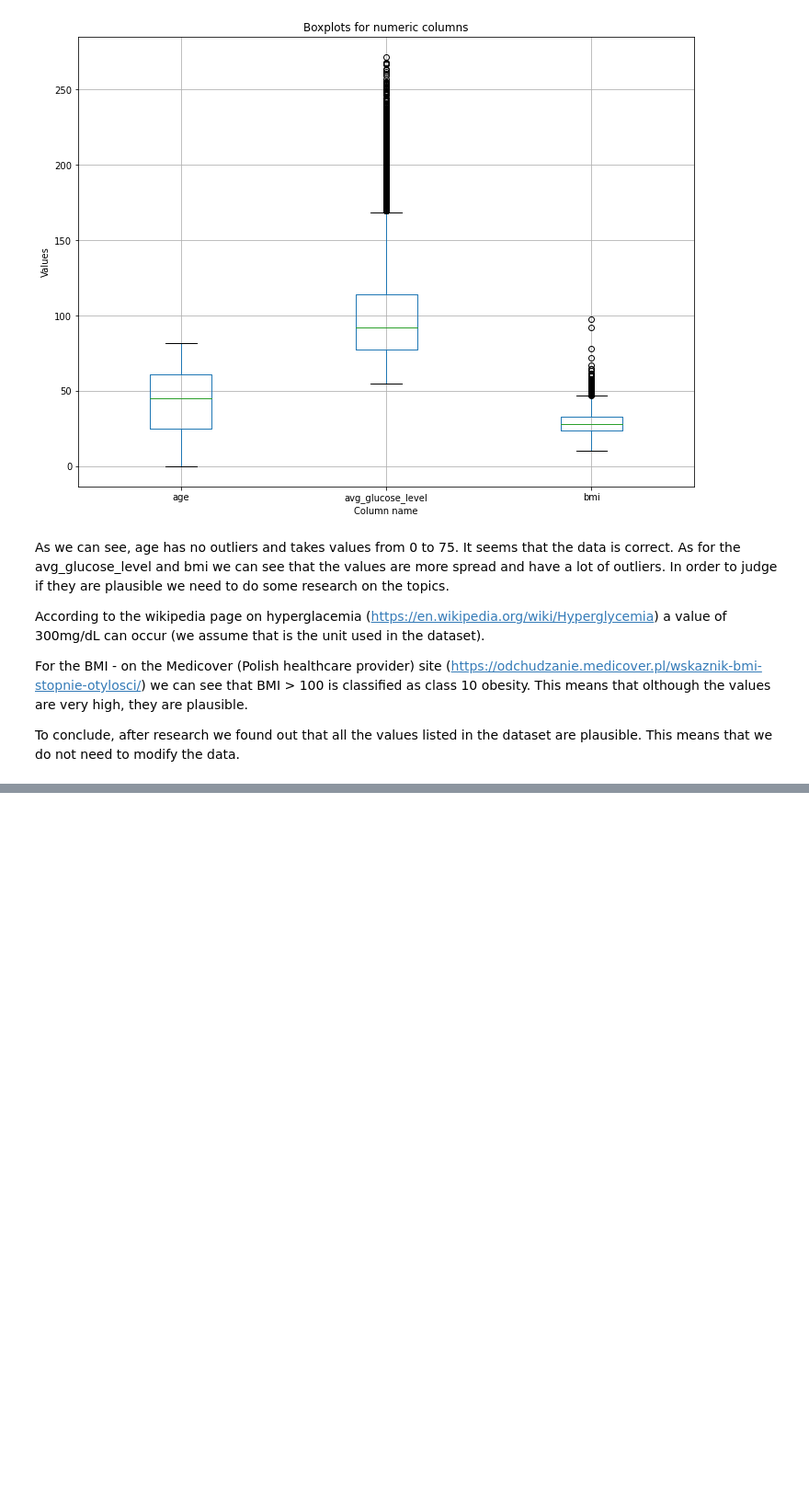
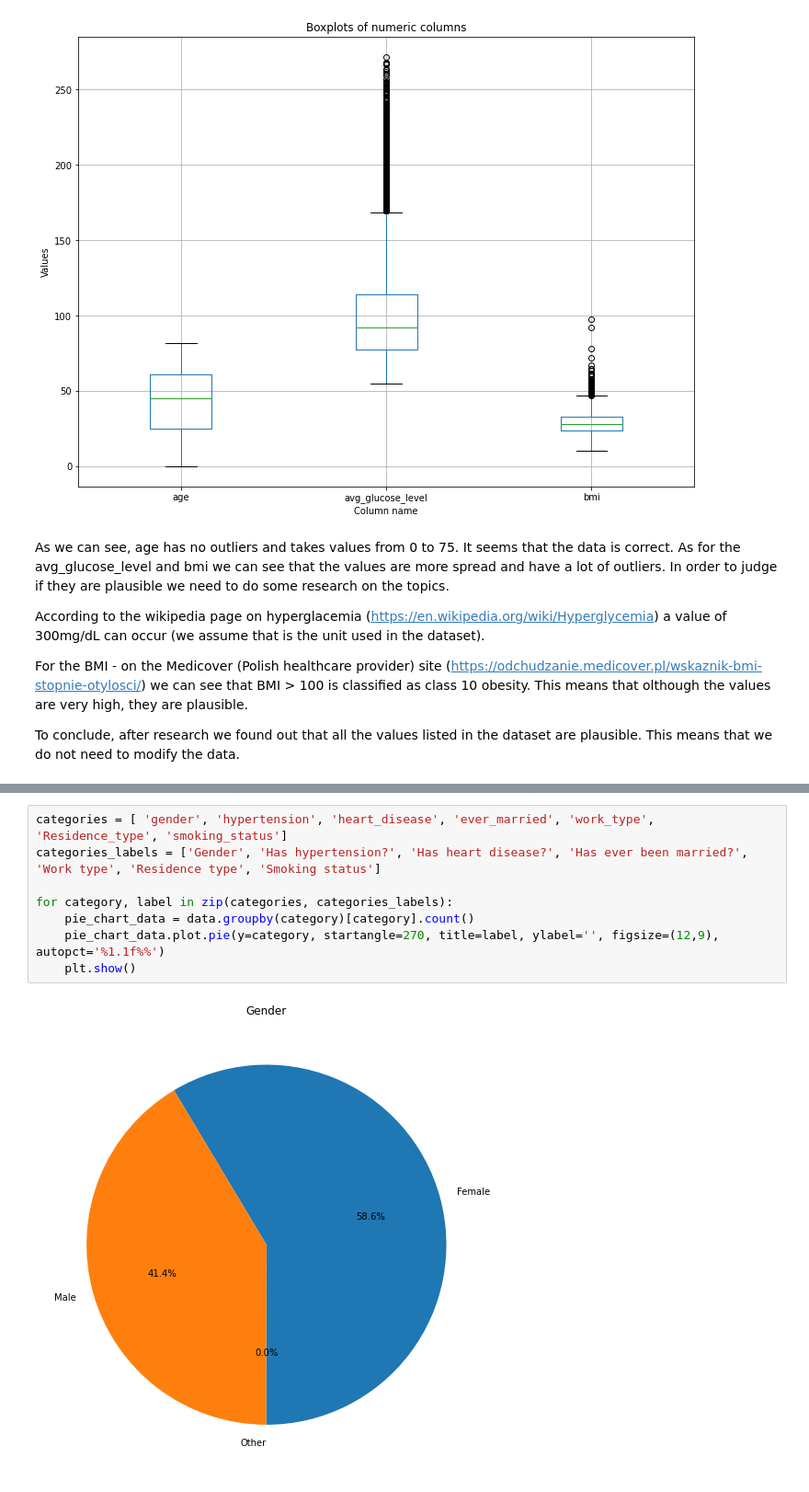
Before and after one commit to WaznyKamo/Stroke-EDA-classification, a Jupyter notebook: Stroke_dataset_EDA_and_classification.ipynb, the cells around one changed output, grey strips where cells are left out. Shown at 92% size. Saved outputs shown, nothing was run; the diff lists cells and outputs as text; blank space fills up the shorter version.

```diff
--- a/Stroke_dataset_EDA_and_classification.ipynb
+++ b/Stroke_dataset_EDA_and_classification.ipynb
@@ -201,0 +233,10 @@ To conclude, after research we found out that all the values listed in the datas
+# %%
+categories = [ 'gender', 'hypertension', 'heart_disease', 'ever_married', 'work_type', 'Residence_type', 'smoking_status']
+categories_labels = ['Gender', 'Has hypertension?', 'Has heart disease?', 'Has ever been married?', 'Work type', 'Residence type', 'Smoking status']
+
+for category, label in zip(categories, categories_labels):
+    pie_chart_data = data.groupby(category)[category].count()
+    pie_chart_data.plot.pie(y=category, startangle=270, title=label, ylabel='', figsize=(12,9), autopct='%1.1f%%')
+    plt.show()
+# %% [output]
+[figure, added]
```
Also changed, not shown: parts of 7 cells of this notebook.
